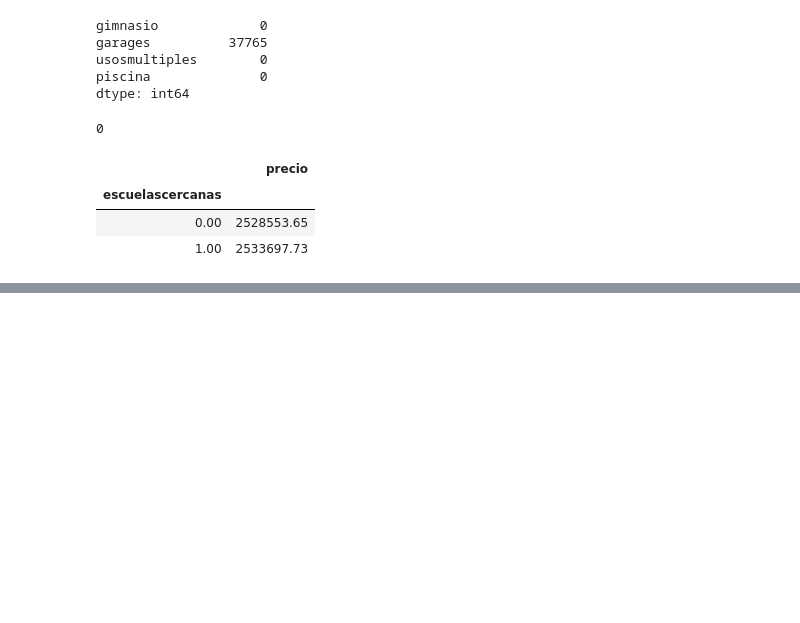
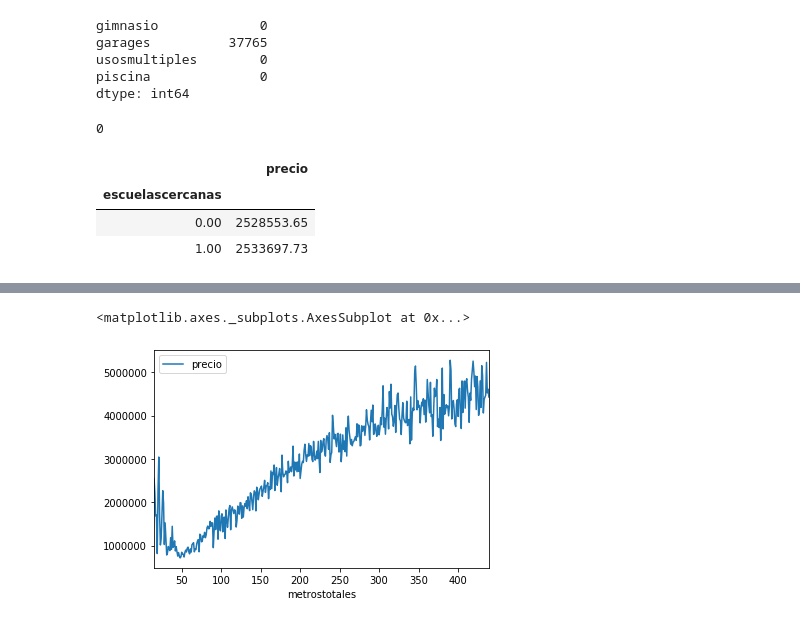
Before and after one commit to JuanCruzCastroLopez/tp1-zonajobs-analysis, a Jupyter notebook: ggp_notebook.ipynb, the cells around one changed output, grey strips where cells are left out. Saved outputs shown, nothing was run; the diff lists cells and outputs as text; code cells hidden in the pictures; blank space fills up the shorter version.

```diff
--- a/ggp_notebook.ipynb
+++ b/ggp_notebook.ipynb
@@ -45 +172,8 @@ df.groupby('escuelascercanas').agg({'precio':'mean'})
+# %%
+
+
+df.groupby('metrostotales').agg({'precio':'mean'}).plot()
+# %% [output]
+<matplotlib.axes._subplots.AxesSubplot at 0x...>
+[figure, added]
 # %%
```
Also changed, not shown: parts of 12 cells of this notebook.
